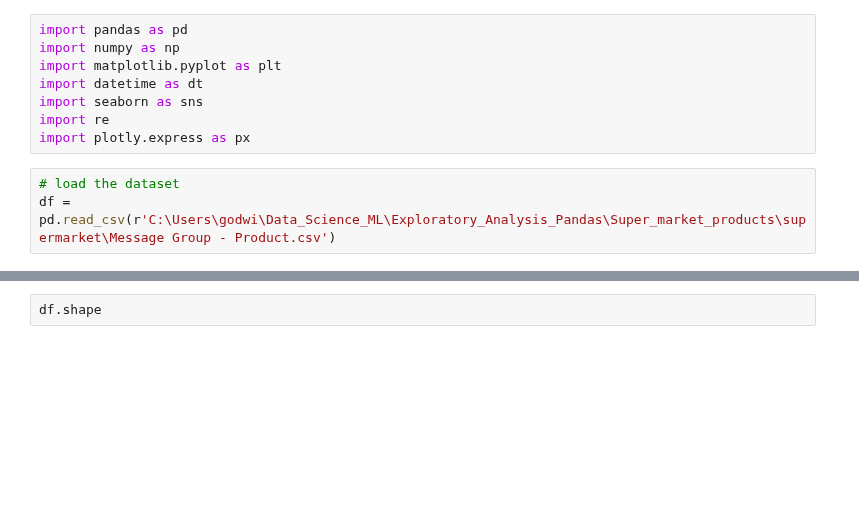
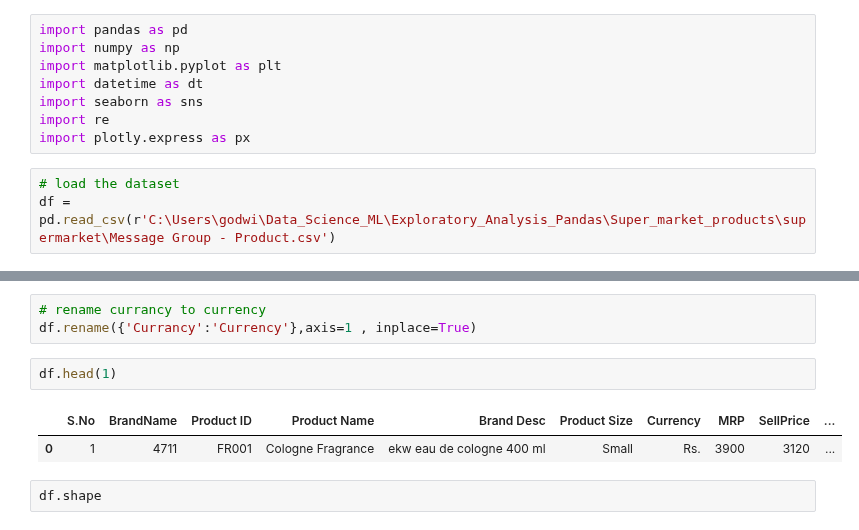
Before and after one commit to godwinnwalozie/Exploratory_Analysis_Pandas, a Jupyter notebook: Super_market_products/super.ipynb, the cells around one changed output, grey strips where cells are left out. Saved outputs shown, nothing was run; the diff lists cells and outputs as text; blank space fills up the shorter version.

```diff
--- a/Super_market_products/super.ipynb
+++ b/Super_market_products/super.ipynb
@@ -16,6 +16,14 @@ df.head(2)
 |  | S.No | BrandName | Product ID | Product Name | Brand Desc | Product Size | Currancy | MRP | SellPrice | ... |
 | 0 | 1 | 4711 | FR001 | Cologne Fragrance | ekw eau de cologne 400 ml | Small | Rs. | 3900 | 3120 | ... |
 | 1 | 2 | 109f | DRW1 | DRW1 - Westernwear-Women | womens v- neck short dress - yellow | Size:Medium,Small,X-Large,XX-Large | Rs. | 1899 | 569 | ... |
+# %%
+# rename currancy to currency
+df.rename({'Currancy':'Currency'},axis=1 , inplace=True)
+# %%
+df.head(1)
+# %% [output]
+|  | S.No | BrandName | Product ID | Product Name | Brand Desc | Product Size | Currency | MRP | SellPrice | ... |
+| 0 | 1 | 4711 | FR001 | Cologne Fragrance | ekw eau de cologne 400 ml | Small | Rs. | 3900 | 3120 | ... |
 # %%
 df.shape
 # %% [output]
```
Also changed, not shown: parts of 22 cells of this notebook, 3 other files.
